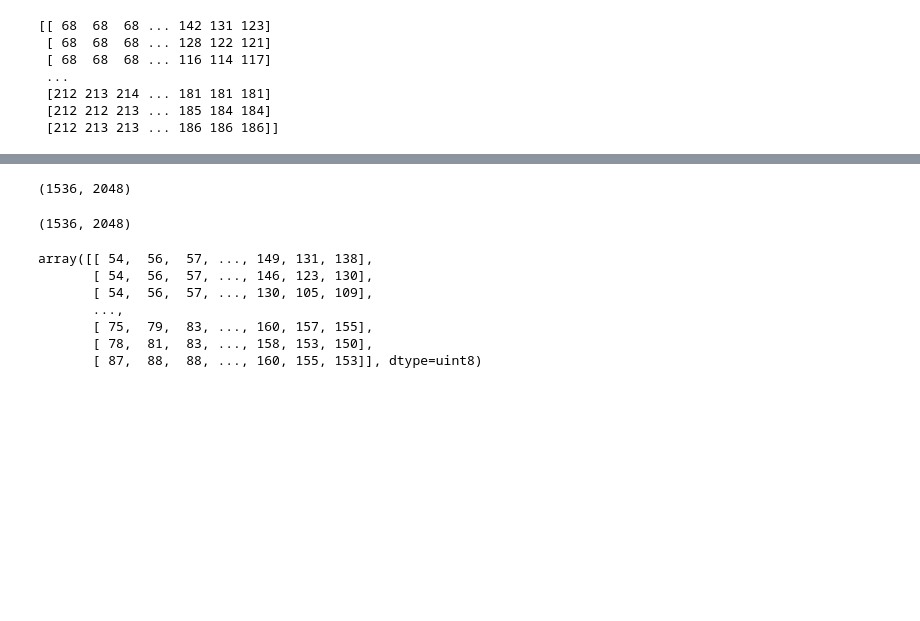
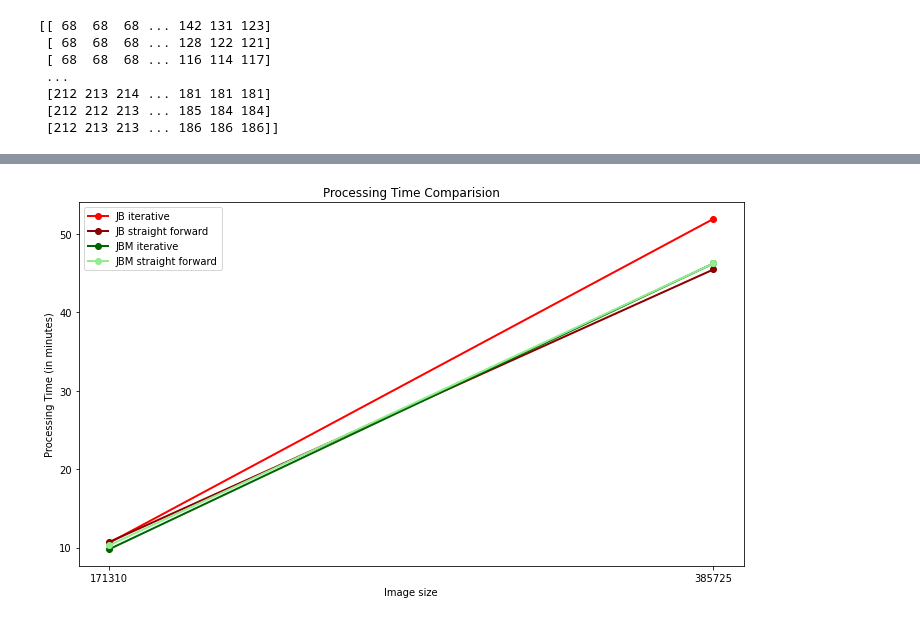
Before and after one commit to andrasreka/JBFU, a Jupyter notebook: draft.ipynb, the cells around one changed output, grey strips where cells are left out. Cells and saved outputs as stored; diff of their text form; code cells hidden in the pictures; blank space fills up the shorter version.

Commit message:
add visualization. GUI. filter test. evaluation

```diff
--- a/draft.ipynb
+++ b/draft.ipynb
@@ -48,8 +41,0 @@ disparity = np.asarray(Image.open('upsampeld.png').convert('L'))
-# %%
-disparity.shape
-# %% [output]
-(1536, 2048)
-# %%
-left.shape
-# %% [output]
-(1536, 2048)
@@ -59,10 +42,29 @@ f = cv2.imread("../data/flash_no_flash/potsWB_00_flash.jpg")
-# %%
-f[:,:,2]
-# %% [output]
-array([[ 54,  56,  57, ..., 149, 131, 138],
-       [ 54,  56,  57, ..., 146, 123, 130],
-       [ 54,  56,  57, ..., 130, 105, 109],
-       ...,
-       [ 75,  79,  83, ..., 160, 157, 155],
-       [ 78,  81,  83, ..., 158, 153, 150],
-       [ 87,  88,  88, ..., 160, 155, 153]], dtype=uint8)
+# %%
+import numpy as np
+import matplotlib.pyplot as plt
+
+sizes = np.array([463*370, 695*555, ]) #1390*1110
+jb_sf = np.array([636,3115,]) / 60
+jb_it = np.array([642,2728,]) / 60
+jbm_sf = np.array([587,2774,]) /60
+jbm_it = np.array([617,2774,]) / 60
+
+# Plotting both the curves simultaneously
+plt.figure(figsize=(10,6), tight_layout=True)#plotting
+plt.plot(sizes, jb_sf,'o-', color='red', label='JB iterative', linewidth=2)
+plt.plot(sizes, jb_it,'o-', color='darkred', label='JB straight forward', linewidth=2)
+plt.plot(sizes, jbm_sf, 'o-', color='darkgreen', label='JBM iterative',linewidth=2)
+plt.plot(sizes, jbm_it, 'o-', color='lightgreen', label='JBM straight forward',linewidth=2)
+
+# Naming the x-axis, y-axis and the whole graph
+plt.xlabel("Image size")
+plt.xticks(sizes)
+plt.ylabel("Processing Time (in minutes)")
+plt.title("Processing Time Comparision")
+# Adding legend, which helps us recognize the curve according to it's color
+plt.legend()
+# To load the display window
+plt.savefig("docs/processing_time.png")
+plt.show()
+# %% [output]
+[figure, added]
```
Also changed, not shown: parts of 8 cells of this notebook, 7 other files.
